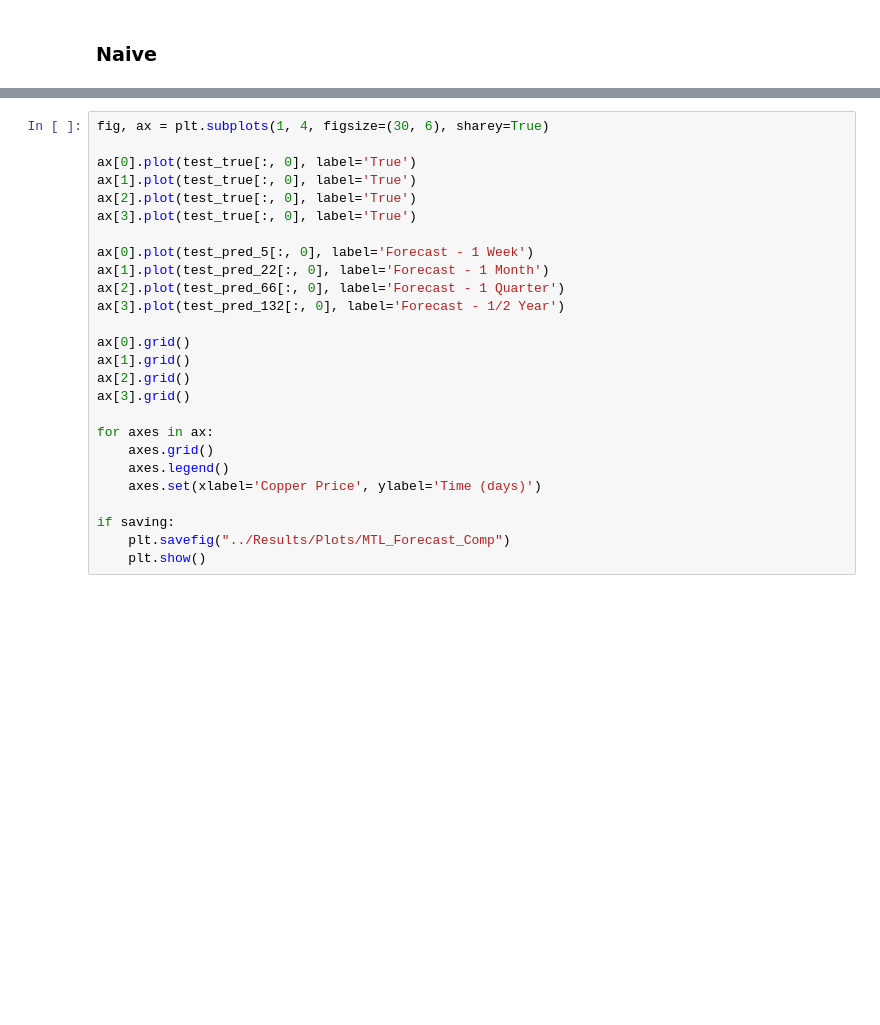
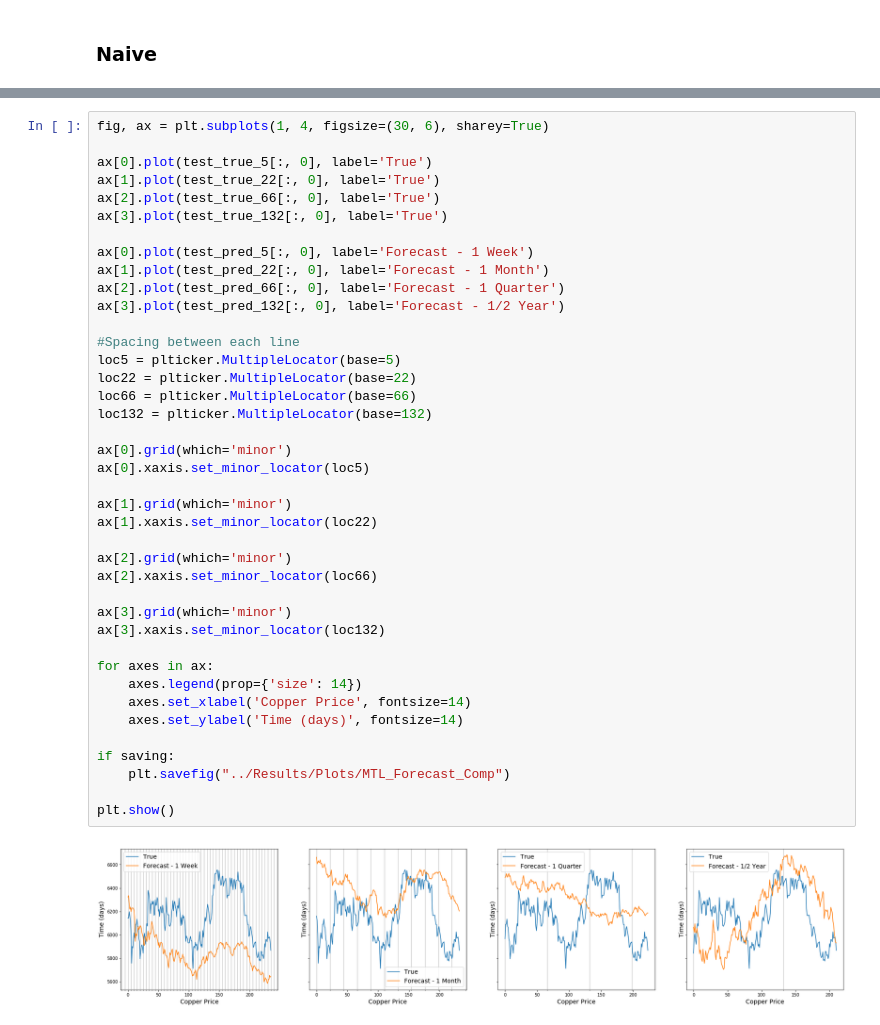
Before and after one commit to msc-acse/acse-9-independent-research-project-OliverJBoom, a Jupyter notebook: Notebooks/Metals Forecaster Multi Task.ipynb, the cells around one changed output, grey strips where cells are left out. Drawn from its saved outputs; the diff is of its cells as text; blank space fills up the shorter version.

```diff
--- a/Notebooks/Metals Forecaster Multi Task.ipynb
+++ b/Notebooks/Metals Forecaster Multi Task.ipynb
@@ -462,26 +465,42 @@ if saving:
 # %%
 fig, ax = plt.subplots(1, 4, figsize=(30, 6), sharey=True)
 
-ax[0].plot(test_true[:, 0], label='True')
-ax[1].plot(test_true[:, 0], label='True')
-ax[2].plot(test_true[:, 0], label='True')
-ax[3].plot(test_true[:, 0], label='True')
+ax[0].plot(test_true_5[:, 0], label='True')
+ax[1].plot(test_true_22[:, 0], label='True')
+ax[2].plot(test_true_66[:, 0], label='True')
+ax[3].plot(test_true_132[:, 0], label='True')
 
 ax[0].plot(test_pred_5[:, 0], label='Forecast - 1 Week')
 ax[1].plot(test_pred_22[:, 0], label='Forecast - 1 Month')
 ax[2].plot(test_pred_66[:, 0], label='Forecast - 1 Quarter')
 ax[3].plot(test_pred_132[:, 0], label='Forecast - 1/2 Year')
 
-ax[0].grid()
-ax[1].grid()
-ax[2].grid()
-ax[3].grid()
+#Spacing between each line
+loc5 = plticker.MultipleLocator(base=5)
+loc22 = plticker.MultipleLocator(base=22)
+loc66 = plticker.MultipleLocator(base=66)
+loc132 = plticker.MultipleLocator(base=132)
+
+ax[0].grid(which='minor')
+ax[0].xaxis.set_minor_locator(loc5)
+
+ax[1].grid(which='minor')
+ax[1].xaxis.set_minor_locator(loc22)
+
+ax[2].grid(which='minor')
+ax[2].xaxis.set_minor_locator(loc66)
+
+ax[3].grid(which='minor')
+ax[3].xaxis.set_minor_locator(loc132)
 
 for axes in ax:
-    axes.grid()
-    axes.legend()
-    axes.set(xlabel='Copper Price', ylabel='Time (days)')
+    axes.legend(prop={'size': 14})
+    axes.set_xlabel('Copper Price', fontsize=14)
+    axes.set_ylabel('Time (days)', fontsize=14)
 
 if saving:
     plt.savefig("../Results/Plots/MTL_Forecast_Comp")
-    plt.show()
+
+plt.show()
+# %% [output]
+[figure, added]
```
Also changed, not shown: parts of 10 cells of this notebook, 21 other files.
